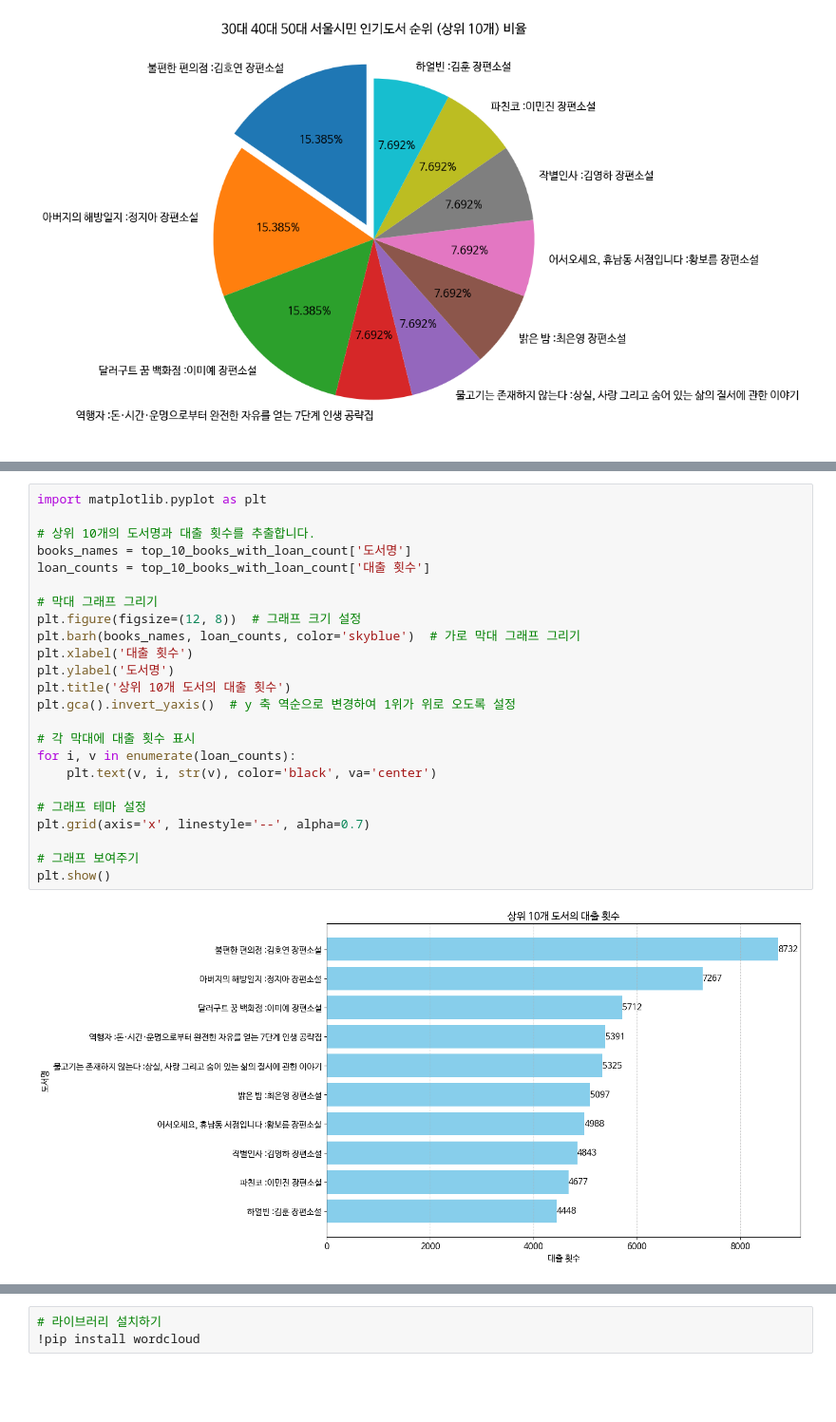
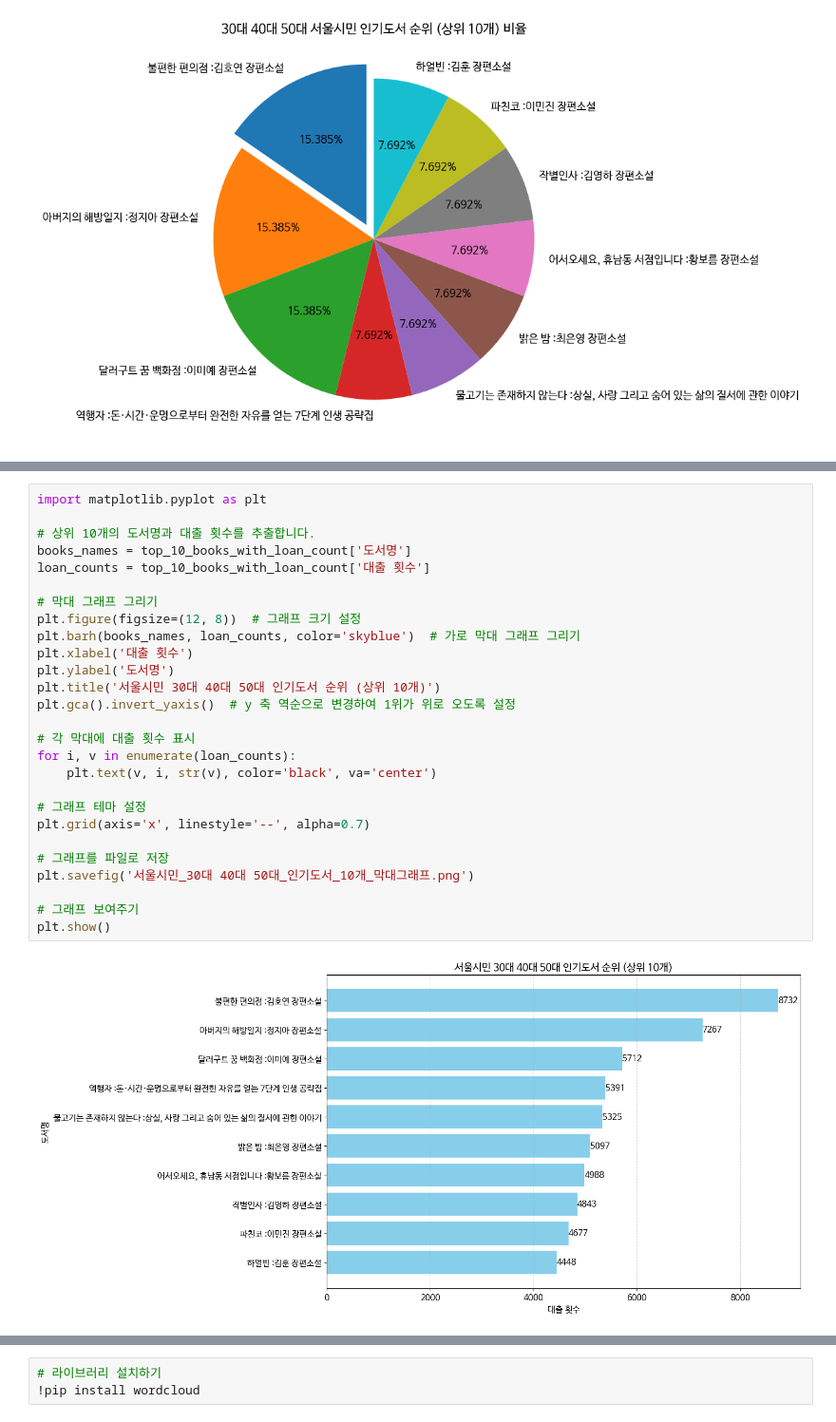
Before and after one commit to ellieyakim0829/dataAnalysis, a Jupyter notebook: 2_미니프로젝트_데이터분석_OpenAPI_xml_실습_20240501.ipynb, the cells around one changed output, grey strips where cells are left out. Shown at 95% size. Drawn from its saved outputs; the diff is of its cells as text; blank space fills up the shorter version.

```diff
--- a/2_미니프로젝트_데이터분석_OpenAPI_xml_실습_20240501.ipynb
+++ b/2_미니프로젝트_데이터분석_OpenAPI_xml_실습_20240501.ipynb
@@ -469,29 +471,32 @@ ISBN
 # %%
 import matplotlib.pyplot as plt
 
 # 상위 10개의 도서명과 대출 횟수를 추출합니다.
 books_names = top_10_books_with_loan_count['도서명']
 loan_counts = top_10_books_with_loan_count['대출 횟수']
 
 # 막대 그래프 그리기
 plt.figure(figsize=(12, 8))  # 그래프 크기 설정
 plt.barh(books_names, loan_counts, color='skyblue')  # 가로 막대 그래프 그리기
 plt.xlabel('대출 횟수')
 plt.ylabel('도서명')
-plt.title('상위 10개 도서의 대출 횟수')
+plt.title('서울시민 30대 40대 50대 인기도서 순위 (상위 10개)')
 plt.gca().invert_yaxis()  # y 축 역순으로 변경하여 1위가 위로 오도록 설정
 
 # 각 막대에 대출 횟수 표시
 for i, v in enumerate(loan_counts):
     plt.text(v, i, str(v), color='black', va='center')
 
 # 그래프 테마 설정
 plt.grid(axis='x', linestyle='--', alpha=0.7)
 
+# 그래프를 파일로 저장
+plt.savefig('서울시민_30대 40대 50대_인기도서_10개_막대그래프.png')
+
 # 그래프 보여주기
 plt.show()
 # %% [output]
-[figure, old version]
+[figure, new version]
 # %%
 # import matplotlib.pyplot as plt
 
```
Also changed, not shown: parts of 9 cells of this notebook.
